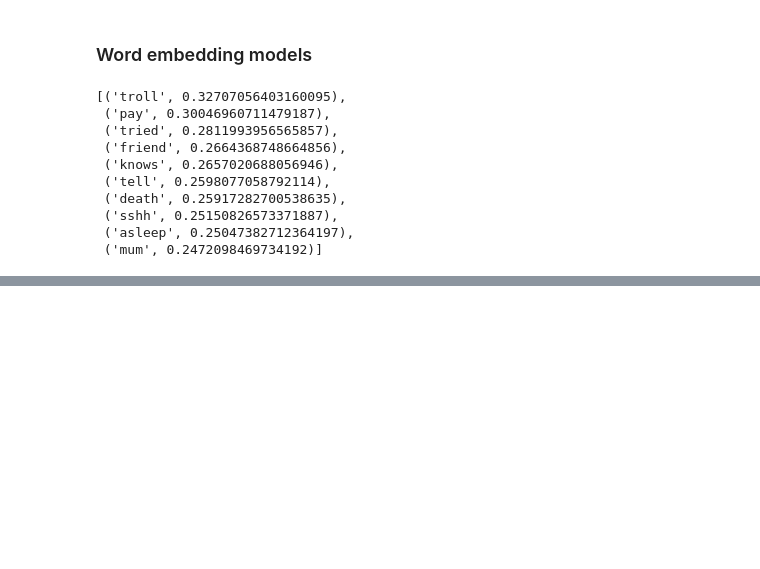
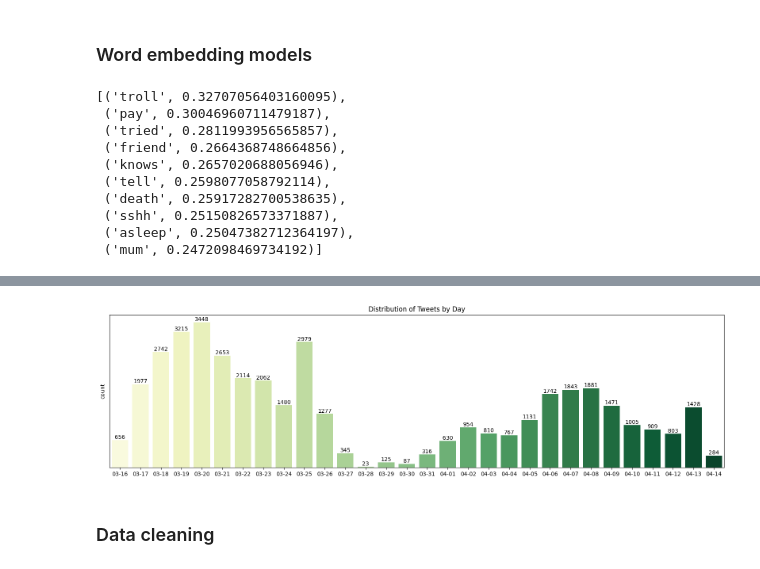
Before and after one commit to ProfessorBanner/Portfolio., a Jupyter notebook: Data Science/NLP.ipynb, the cells around one changed output, grey strips where cells are left out. Saved outputs shown, nothing was run; the diff lists cells and outputs as text; code cells hidden in the pictures; blank space fills up the shorter version.

```diff
--- a/Data Science/NLP.ipynb
+++ b/Data Science/NLP.ipynb
@@ -272,0 +501,4 @@ model.wv.most_similar('magic')
+# %%
+data_train = pd.read_csv('Data/Twitter/Corona_NLP_train.csv',encoding='ISO-8859-1')
+data_test = pd.read_csv('Data/Twitter/Corona_NLP_test.csv')
+data_train['TweetAt'] = pd.to_datetime(data_train['TweetAt'],infer_datetime_format=True)
@@ -272,0 +530,19 @@ model.wv.most_similar('magic')
+# %%
+distr_byday = data_train['TweetAt'].dt.strftime('%m-%d').value_counts().sort_index().reset_index(name='counts')
+# %%
+plt.figure(figsize=(20,5))
+ax = sns.barplot(data=distr_byday ,
+                 x='index',
+                 y='counts',
+                 ci=False,
+                 palette='YlGn')
+plt.title('Distribution of Tweets by Day')
+plt.yticks([])
+ax.bar_label(ax.containers[0])
+plt.ylabel('count')
+plt.xlabel('')
+plt.show()
+# %% [output]
+[figure, added]
+# %% [markdown]
+### Data cleaning
```
Also changed, not shown: parts of 58 cells of this notebook.
